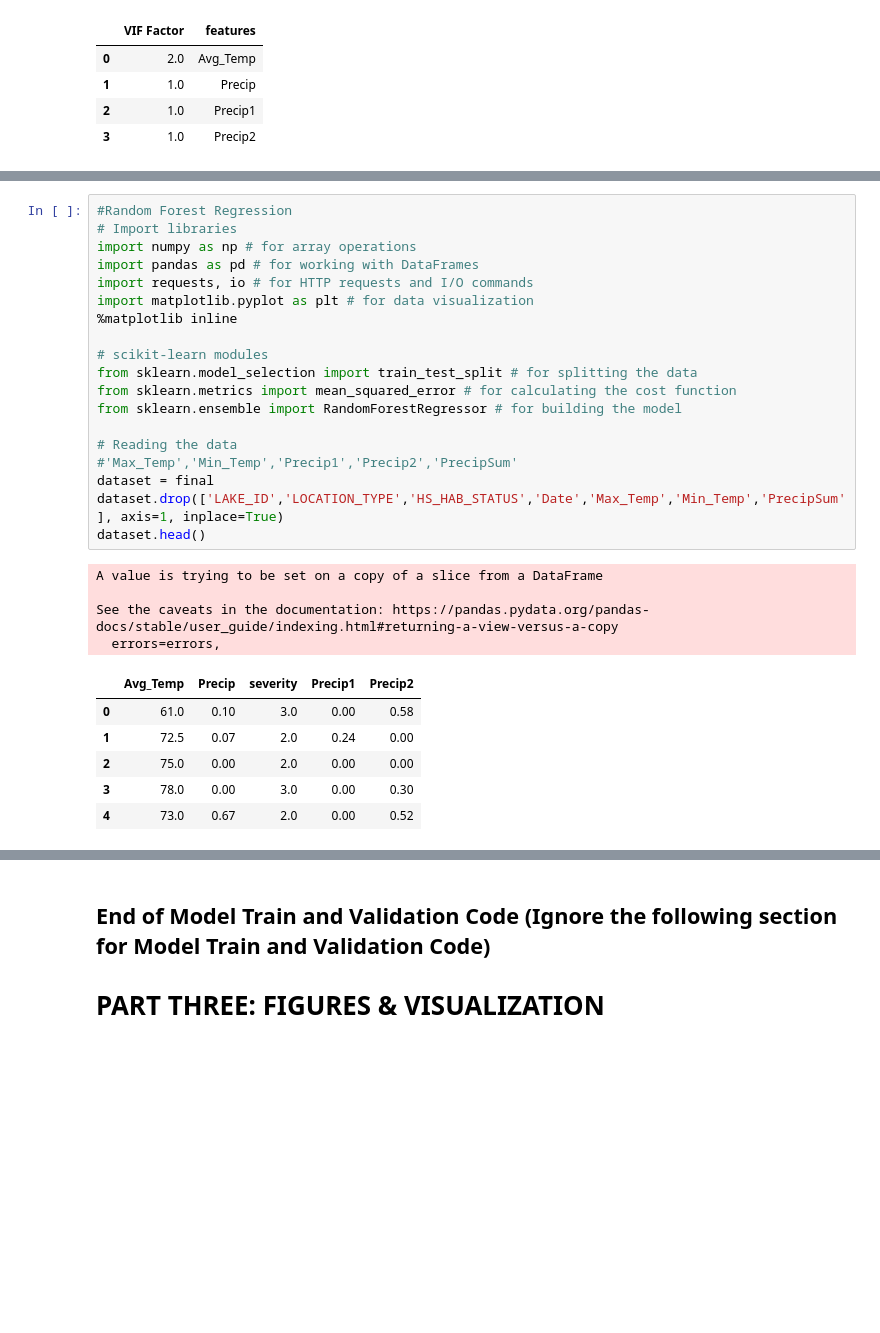
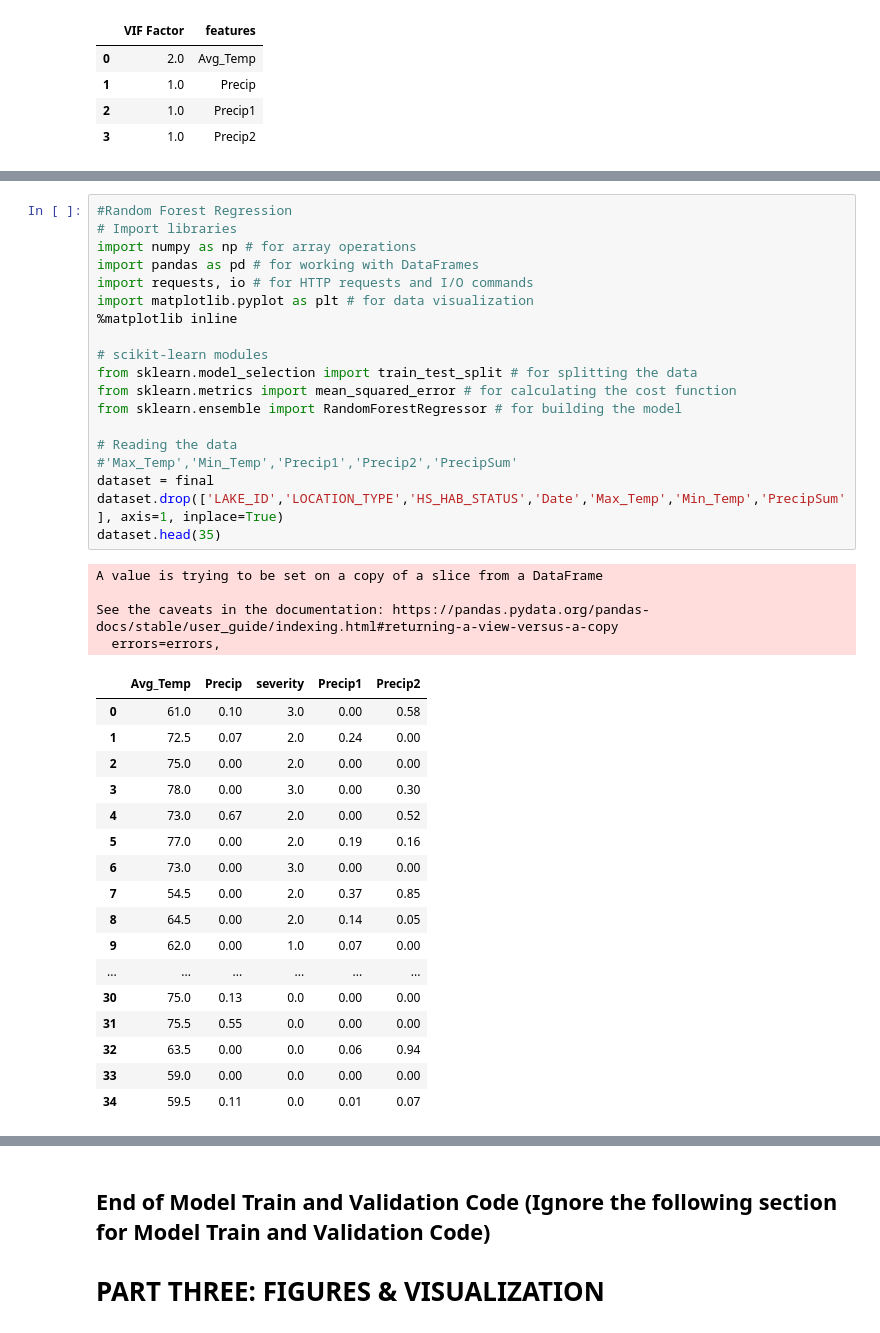
Before and after one commit to ChrisHarvey21/HABs, a Jupyter notebook: HABs.ipynb, the cells around one changed output, grey strips where cells are left out. Drawn from its saved outputs; the diff is of its cells as text; blank space fills up the shorter version.

```diff
--- a/HABs.ipynb
+++ b/HABs.ipynb
@@ -314,33 +298,44 @@ Notes:
 # %%
 #Random Forest Regression
 # Import libraries
 import numpy as np # for array operations
 import pandas as pd # for working with DataFrames
 import requests, io # for HTTP requests and I/O commands
 import matplotlib.pyplot as plt # for data visualization
 %matplotlib inline
 
 # scikit-learn modules
 from sklearn.model_selection import train_test_split # for splitting the data
 from sklearn.metrics import mean_squared_error # for calculating the cost function
 from sklearn.ensemble import RandomForestRegressor # for building the model
 
 # Reading the data
 #'Max_Temp','Min_Temp','Precip1','Precip2','PrecipSum'
 dataset = final
 dataset.drop(['LAKE_ID','LOCATION_TYPE','HS_HAB_STATUS','Date','Max_Temp','Min_Temp','PrecipSum'], axis=1, inplace=True)
-dataset.head()
+dataset.head(35)
 # %% [output]
 A value is trying to be set on a copy of a slice from a DataFrame
 
 See the caveats in the documentation: https://pandas.pydata.org/pandas-docs/stable/user_guide/indexing.html#returning-a-view-versus-a-copy
   errors=errors,
 |  | Avg_Temp | Precip | severity | Precip1 | Precip2 |
 | 0 | 61.0 | 0.10 | 3.0 | 0.00 | 0.58 |
 | 1 | 72.5 | 0.07 | 2.0 | 0.24 | 0.00 |
 | 2 | 75.0 | 0.00 | 2.0 | 0.00 | 0.00 |
 | 3 | 78.0 | 0.00 | 3.0 | 0.00 | 0.30 |
 | 4 | 73.0 | 0.67 | 2.0 | 0.00 | 0.52 |
+| 5 | 77.0 | 0.00 | 2.0 | 0.19 | 0.16 |
+| 6 | 73.0 | 0.00 | 3.0 | 0.00 | 0.00 |
+| 7 | 54.5 | 0.00 | 2.0 | 0.37 | 0.85 |
+| 8 | 64.5 | 0.00 | 2.0 | 0.14 | 0.05 |
+| 9 | 62.0 | 0.00 | 1.0 | 0.07 | 0.00 |
+| ... | ... | ... | ... | ... | ... |
+| 30 | 75.0 | 0.13 | 0.0 | 0.00 | 0.00 |
+| 31 | 75.5 | 0.55 | 0.0 | 0.00 | 0.00 |
+| 32 | 63.5 | 0.00 | 0.0 | 0.06 | 0.94 |
+| 33 | 59.0 | 0.00 | 0.0 | 0.00 | 0.00 |
+| 34 | 59.5 | 0.11 | 0.0 | 0.01 | 0.07 |
 # %%
 #Create features vs target
 import pandas as pd
```
Also changed, not shown: parts of 13 cells of this notebook.
